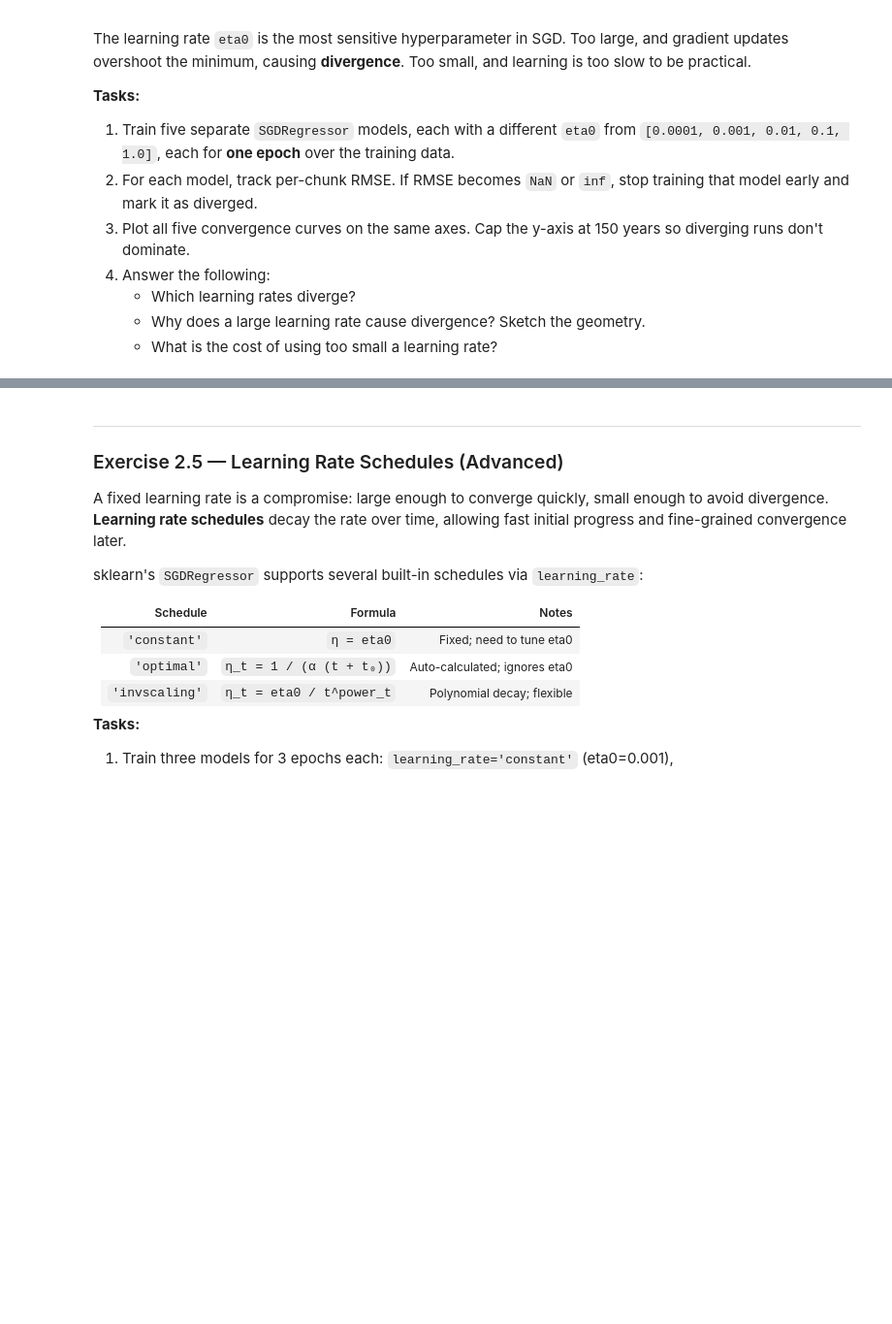
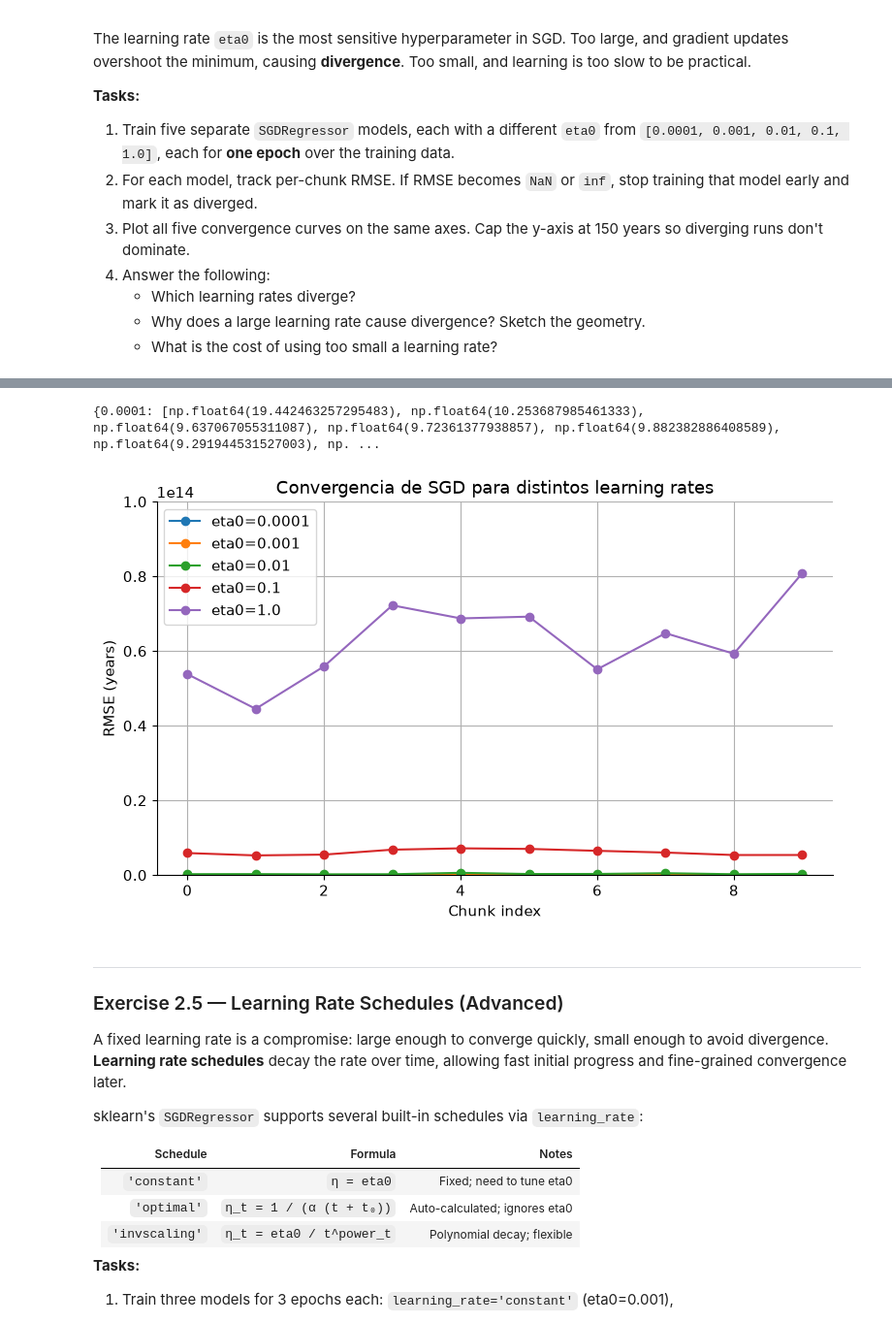
Before and after one commit to Milo18113/lab_linear_regression, a Jupyter notebook: lab_linear_regression.ipynb, the cells around one changed output, grey strips where cells are left out. Shown at 97% size. Cells and saved outputs as stored; diff of their text form; code cells hidden in the pictures; blank space fills up the shorter version.

Commit message:
ej hasta 2.4

```diff
--- a/lab_linear_regression.ipynb
+++ b/lab_linear_regression.ipynb
@@ -1035,7 +1107,50 @@ The learning rate `eta0` is the most sensitive hyperparameter in SGD. Too large,
 # %%
-# Your code here
+etas = [0.0001, 0.001, 0.01, 0.1, 1.0]
+results = {}   # eta -> lista de rmses por chunk (o hasta que diverja)
+
+for eta in etas:
+    sgd_eta = SGDRegressor(
+        loss="squared_error",
+        learning_rate="constant",
+        eta0=eta,
+        random_state=42
+    )
+    rmses = []
+
+    for chunk in pd.read_csv(MSD_DATA_FILE, header=None, nrows=MSD_TRAIN_ROWS, chunksize=CHUNK_SIZE):
+        y_chunk = chunk.iloc[:, 0].values
+        X_chunk = chunk.iloc[:, 1:].values
+        X_scaled = msd_scaler.transform(X_chunk)
+
+        sgd_eta.partial_fit(X_scaled, y_chunk)
+
+        y_pred = sgd_eta.predict(X_scaled)
+        rmse = np.sqrt(mean_squared_error(y_chunk, y_pred))
+
+        if np.isnan(rmse) or np.isinf(rmse):
+            print(f"eta0={eta}: diverged at chunk {len(rmses)+1}")
+            break
+
+        rmses.append(rmse)
+
+    results[eta] = rmses
 # %%
-# Your code here
+print(results)
+
+plt.figure(figsize=(9, 5))
+for eta, rmses in results.items():
+    plt.plot(rmses, marker='o', label=f'eta0={eta}')
+
+plt.ylim(0, 100000000000000)
+plt.xlabel('Chunk index')
+plt.ylabel('RMSE (years)')
+plt.title('Convergencia de SGD para distintos learning rates')
+plt.legend()
+plt.grid(True)
+plt.show()
+# %% [output]
+{0.0001: [np.float64(19.442463257295483), np.float64(10.253687985461333), np.float64(9.637067055311087), np.float64(9.72361377938857), np.float64(9.882382886408589), np.float64(9.291944531527003), np. ...
+[figure, added]
 # %% [markdown]
 ---
 <a id='ex25'></a>
```
Also changed, not shown: parts of 5 cells of this notebook.
